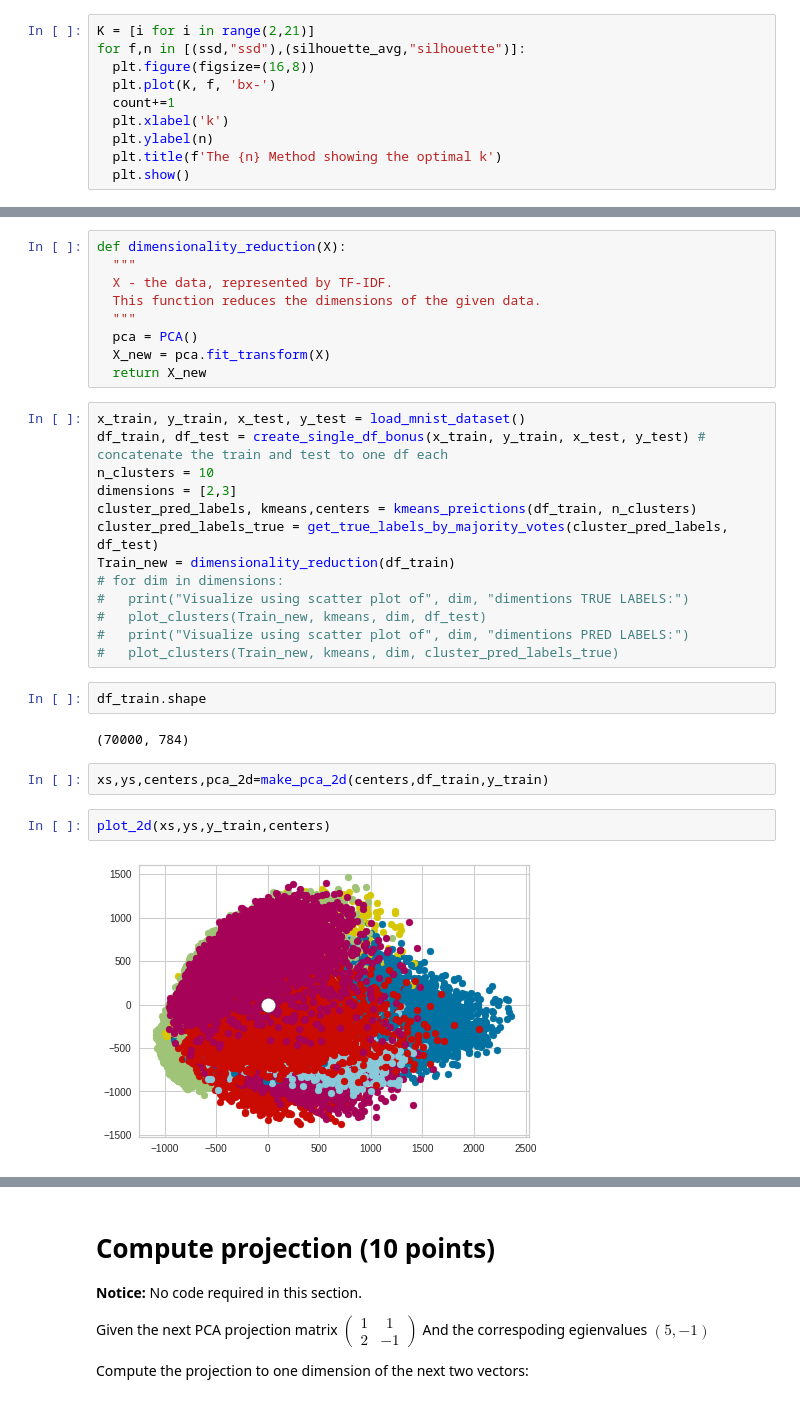
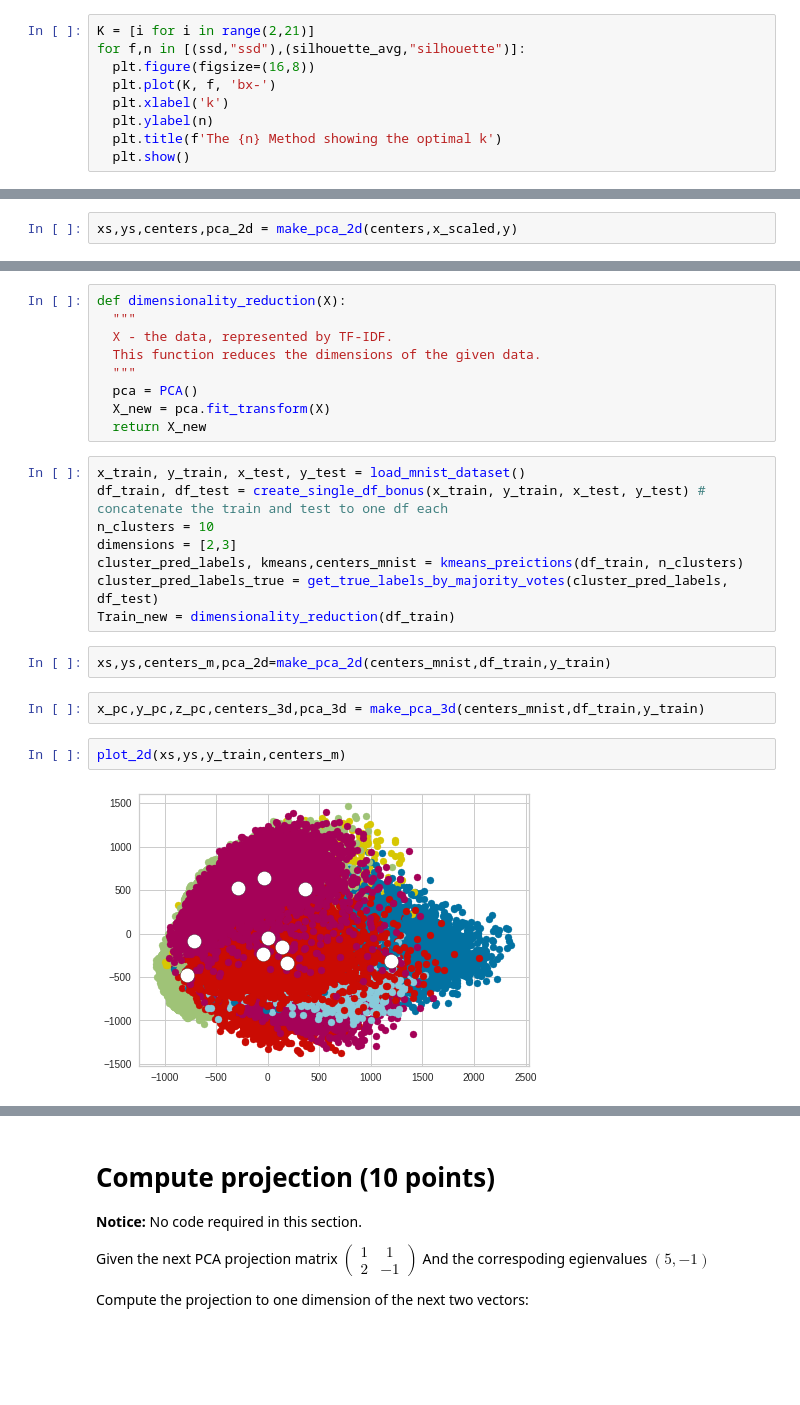
Before and after one commit to orenfix10/ML-project1, a Jupyter notebook: Main.ipynb, the cells around one changed output, grey strips where cells are left out. Cells and saved outputs as stored; diff of their text form; blank space fills up the shorter version.

```diff
--- a/Main.ipynb
+++ b/Main.ipynb
@@ -340,7 +362,6 @@ K = [i for i in range(2,21)]
 for f,n in [(ssd,"ssd"),(silhouette_avg,"silhouette")]:
   plt.figure(figsize=(16,8))
   plt.plot(K, f, 'bx-')
-  count+=1
   plt.xlabel('k')
   plt.ylabel(n)
   plt.title(f'The {n} Method showing the optimal k')
@@ -417,0 +415,2 @@ plot_3d(zero,ones,tows)
+# %%
+xs,ys,centers,pca_2d = make_pca_2d(centers,x_scaled,y)
@@ -500,21 +509,14 @@ x_train, y_train, x_test, y_test = load_mnist_dataset()
 df_train, df_test = create_single_df_bonus(x_train, y_train, x_test, y_test) # concatenate the train and test to one df each
 n_clusters = 10
 dimensions = [2,3]
-cluster_pred_labels, kmeans,centers = kmeans_preictions(df_train, n_clusters)
+cluster_pred_labels, kmeans,centers_mnist = kmeans_preictions(df_train, n_clusters)
 cluster_pred_labels_true = get_true_labels_by_majority_votes(cluster_pred_labels, df_test)
 Train_new = dimensionality_reduction(df_train)
-# for dim in dimensions:
-#   print("Visualize using scatter plot of", dim, "dimentions TRUE LABELS:")
-#   plot_clusters(Train_new, kmeans, dim, df_test)
-#   print("Visualize using scatter plot of", dim, "dimentions PRED LABELS:")
-#   plot_clusters(Train_new, kmeans, dim, cluster_pred_labels_true)
-# %%
-df_train.shape
-# %% [output]
-(70000, 784)
 # %%
-xs,ys,centers,pca_2d=make_pca_2d(centers,df_train,y_train)
+xs,ys,centers_m,pca_2d=make_pca_2d(centers_mnist,df_train,y_train)
+# %%
+x_pc,y_pc,z_pc,centers_3d,pca_3d = make_pca_3d(centers_mnist,df_train,y_train)
 # %%
-plot_2d(xs,ys,y_train,centers)
+plot_2d(xs,ys,y_train,centers_m)
 # %% [output]
-[figure, old version]
+[figure, new version]
```
Also changed, not shown: parts of 29 cells of this notebook.
